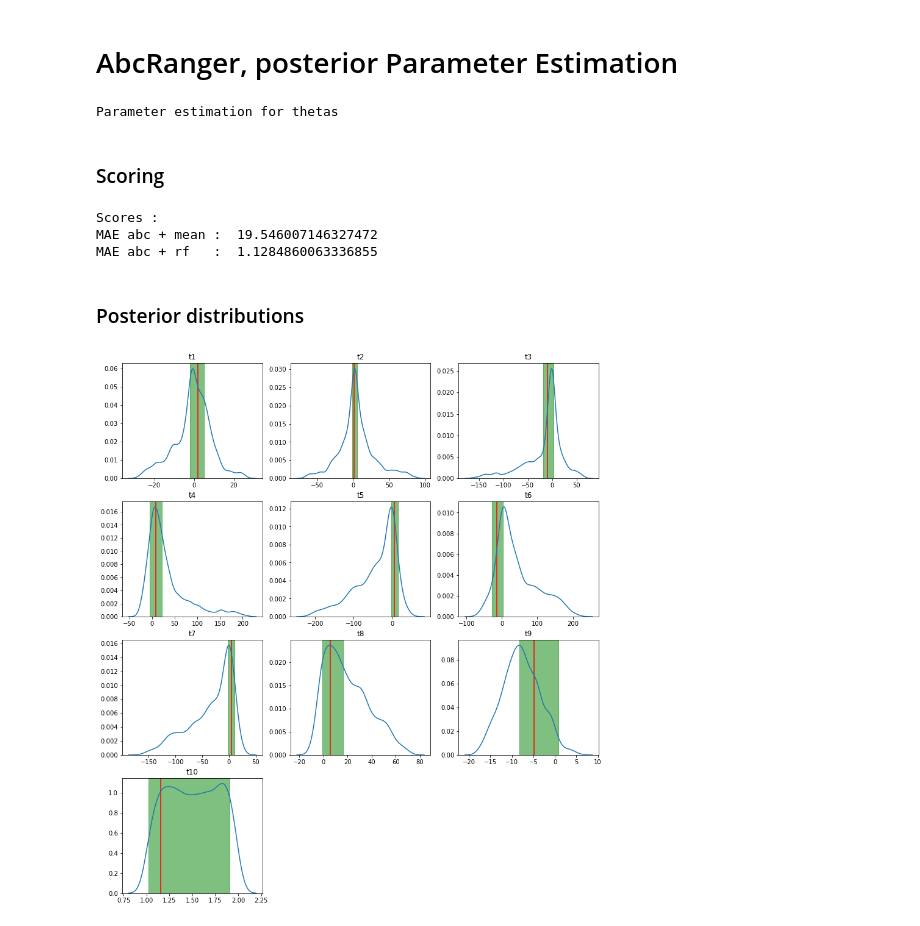
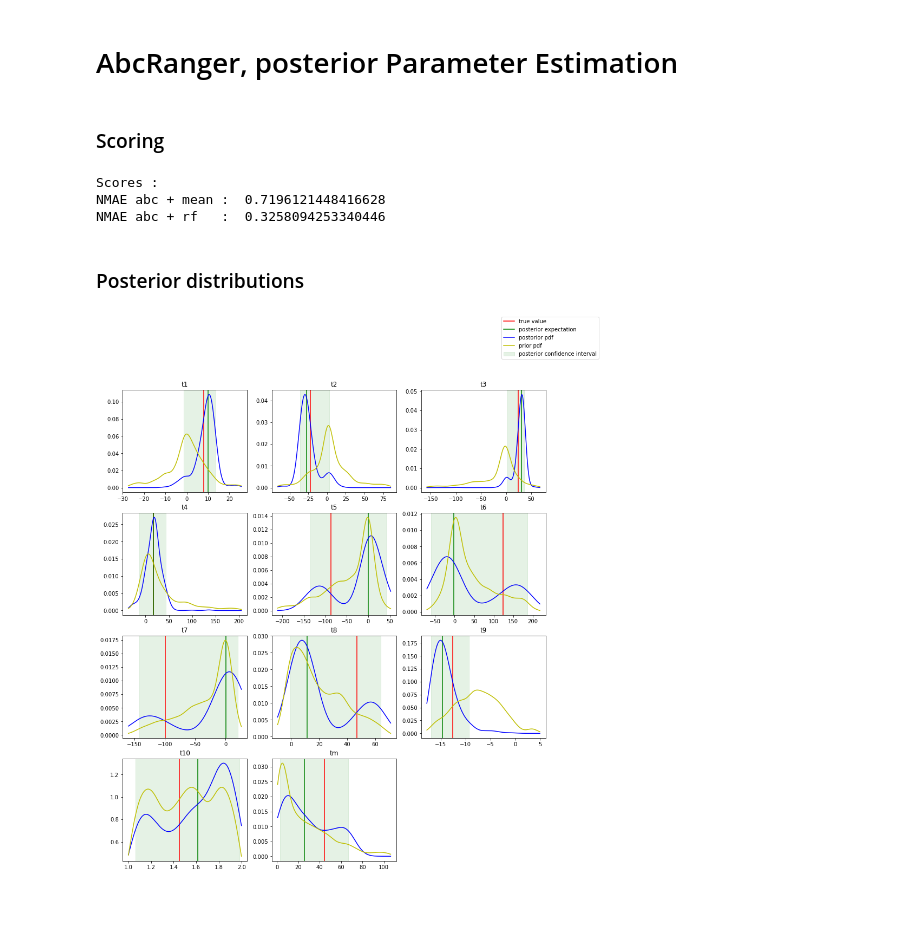
Before and after one commit to diyabc/abcranger, a Jupyter notebook: testpy/Parameter Estimation Demo.ipynb, the cells around one changed output. Cells and saved outputs as stored; diff of their text form; code cells hidden in the pictures.

```diff
--- a/testpy/Parameter Estimation Demo.ipynb
+++ b/testpy/Parameter Estimation Demo.ipynb
@@ -152,35 +152,52 @@ rf = pyabcranger.reftable(
 from tqdm import tqdm
 
 def estimparam_args(i):
-    return '-n ' +  str(nref) + ' --ntree 500 --parameter t' + str(i) + ' --noob 100 --chosenscen 1'
-print('Parameter estimation for thetas')
-postres = [pyabcranger.estimparam(rf,S.observed[0],estimparam_args(i),True) for i in tqdm(range(1,q+1))]
+    if (i == q + 1):
+        l = 'm'
+    else:
+        l = str(i)
+    return " ".join(['-n ',str(nref),'--ntree 500','--parameter t' + l,'--noob 0','--chosenscen 1'])
+# Parameter estimation for all parameters thetas
+postres = [pyabcranger.estimparam(rf,S.observed[0],estimparam_args(i),True,False) for i in tqdm(range(1,q+2))]
-# %% [output]
-Parameter estimation for thetas
 # %% [markdown]
 ### Scoring
 # %%
+reality = np.r_[modsimple[0],[np.mean(np.abs(modsimple[0]))]]
+
 print('Scores : ')
-print('MAE abc + mean : ',np.mean(np.abs(modsimple[0]-np.mean(result.samples_array[:,:-1],axis=0))))
-print('MAE abc + rf   : ',np.mean(np.abs(modsimple[0]-np.array([postres[i].point_estimates['Expectation'] for i in range(q)]))))
+print('NMAE abc + mean : ',np.mean(np.abs((reality-np.mean(result.samples_array,axis=0))/reality)))
+print('NMAE abc + rf   : ',np.mean(np.abs((reality-np.array([postres[i].point_estimates['Expectation'] for i in range(q+1)]))/reality)))
 # %% [output]
 Scores :
-MAE abc + mean :  19.546007146327472
-MAE abc + rf   :  1.1284860063336855
+NMAE abc + mean :  0.7196121448416628
+NMAE abc + rf   :  0.3258094253340446
 # %% [markdown]
 ### Posterior distributions
 # %%
-import seaborn as sns
+from scipy.stats import gaussian_kde
+columns = 3
+rows = ((q + 1) // columns) + 1
+fig, axs = plt.subplots(rows,columns,figsize=(14, 16))
+for i in range(columns * rows):
+    ax = axs[i // columns, i % columns]
+    if (i >= q + 1):
+        ax.axis('off')
+    else:
+        x,y = np.asanyarray(postres[i].values_weights)[:,0],np.asanyarray(postres[i].values_weights)[:,1]
+        pdfw = gaussian_kde(x,weights=y)
+        pdf = gaussian_kde(x)
+        xp = np.linspace(np.min(x),np.max(x),200)
+        if (i == q):
+            l = 'm'
+        else:
+            l = str(i+1)
+        ax.set_title('t' + l)
+        ax.axvline(x=reality[i], color='r')
+        ax.axvline(postres[i].point_estimates['Median'], color='g')
+        ax.axvspan(postres[i].point_estimates['Quantile_0.05'],postres[i].point_estimates['Quantile_0.95'],alpha=0.1,color='g')
+        ax.plot(xp,pdfw(xp),color="b")
+        ax.plot(xp,pdf(xp),color="y")
 
-fig, axs = plt.subplots(4,3,figsize=(14, 16))
-axs[3,1].axis('off')
-axs[3,2].axis('off')
-for i in range(q):
-    x,y = np.asanyarray(postres[i].values_weights)[:,0],np.asanyarray(postres[i].values_weights)[:,1]
-    ax = axs[i // 3,i % 3]
-    ax.set_title('t' + str(i+1))
-    ax.axvline(x=modsimple[0][i], color='r')
-    ax.axvspan(postres[i].point_estimates['Quantile_0.05'],postres[i].point_estimates['Quantile_0.95'],alpha=0.5,color='g')
-    sns.distplot(x,y,hist=False,kde=True,ax=ax)
+fig.legend(['true value','posterior expectation','postorior pdf','prior pdf','posterior confidence interval']);
 # %% [output]
-[figure, old version]
+[figure, new version]
```
Also changed, not shown: parts of 2 cells of this notebook, 7 other files.
